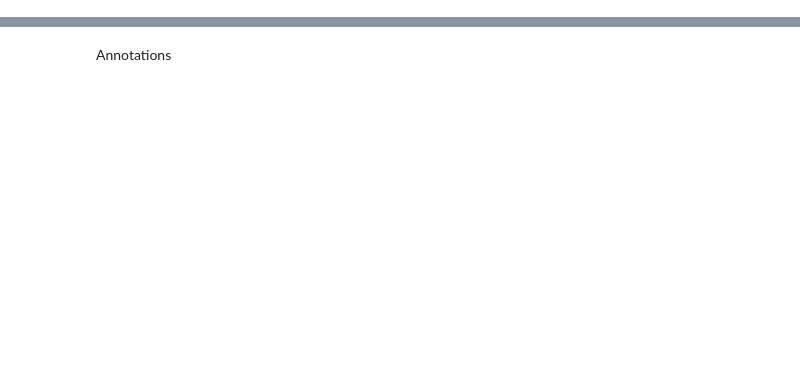
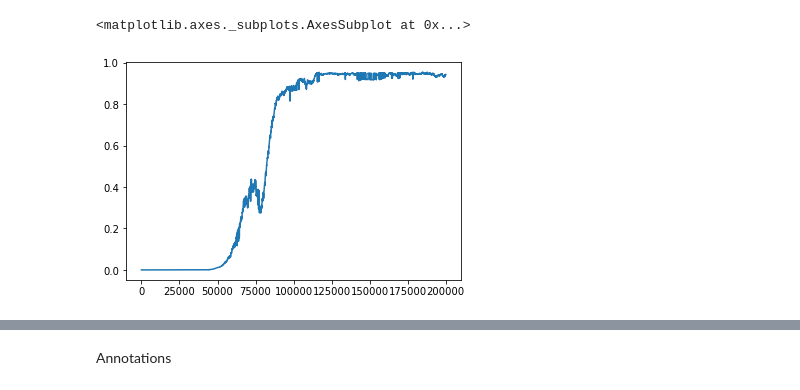
Before and after one commit to leonkontorovich/centerline_behavior_annotation, a Jupyter notebook: centerline/dev/head_position.ipynb, the cells around one changed output, grey strips where cells are left out. Saved outputs shown, nothing was run; the diff lists cells and outputs as text; code cells hidden in the pictures; blank space fills up the shorter version.

```diff
--- a/centerline/dev/head_position.ipynb
+++ b/centerline/dev/head_position.ipynb
@@ -272,0 +194,5 @@ pylab.show()
+# %%
+concentration_change['Concentration_head'].plot()
+# %% [output]
+<matplotlib.axes._subplots.AxesSubplot at 0x...>
+[figure, added]
```
Also changed, not shown: parts of 60 cells of this notebook.
